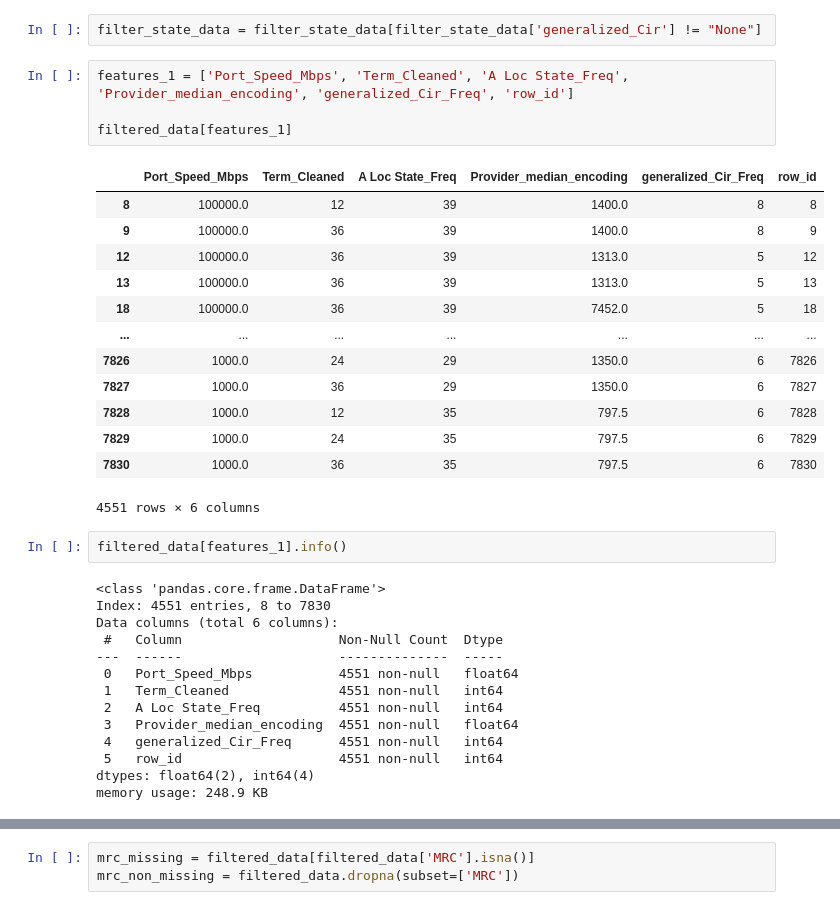
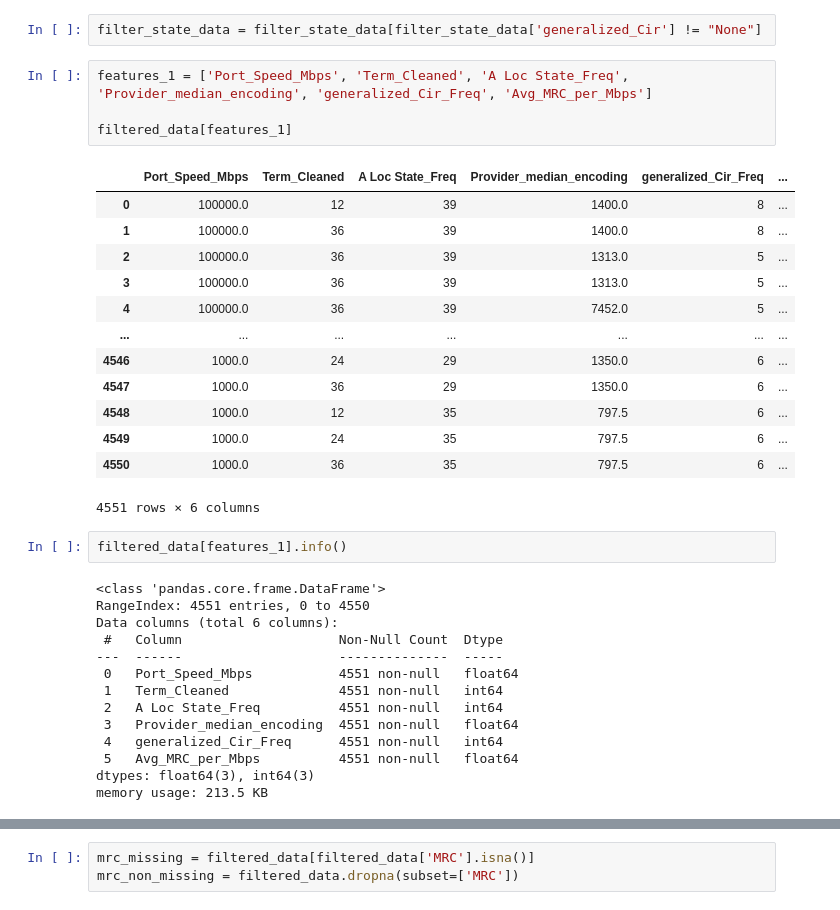
Before and after one commit to Fender2003/AP, a Jupyter notebook: first_analysis.ipynb, the cells around one changed output, grey strips where cells are left out. Drawn from its saved outputs; the diff is of its cells as text.

```diff
--- a/first_analysis.ipynb
+++ b/first_analysis.ipynb
@@ -848,28 +775,28 @@ len(filtered_data['Avg_MRC_per_Mbps'].unique())
 # %%
 filter_state_data = filter_state_data[filter_state_data['generalized_Cir'] != "None"]
 # %%
-features_1 = ['Port_Speed_Mbps', 'Term_Cleaned', 'A Loc State_Freq', 'Provider_median_encoding', 'generalized_Cir_Freq', 'row_id']
+features_1 = ['Port_Speed_Mbps', 'Term_Cleaned', 'A Loc State_Freq', 'Provider_median_encoding', 'generalized_Cir_Freq', 'Avg_MRC_per_Mbps']
 
 filtered_data[features_1]
 # %% [output]
-|  | Port_Speed_Mbps | Term_Cleaned | A Loc State_Freq | Provider_median_encoding | generalized_Cir_Freq | row_id |
-| 8 | 100000.0 | 12 | 39 | 1400.0 | 8 | 8 |
-| 9 | 100000.0 | 36 | 39 | 1400.0 | 8 | 9 |
-| 12 | 100000.0 | 36 | 39 | 1313.0 | 5 | 12 |
-| 13 | 100000.0 | 36 | 39 | 1313.0 | 5 | 13 |
-| 18 | 100000.0 | 36 | 39 | 7452.0 | 5 | 18 |
+|  | Port_Speed_Mbps | Term_Cleaned | A Loc State_Freq | Provider_median_encoding | generalized_Cir_Freq | ... |
+| 0 | 100000.0 | 12 | 39 | 1400.0 | 8 | ... |
+| 1 | 100000.0 | 36 | 39 | 1400.0 | 8 | ... |
+| 2 | 100000.0 | 36 | 39 | 1313.0 | 5 | ... |
+| 3 | 100000.0 | 36 | 39 | 1313.0 | 5 | ... |
+| 4 | 100000.0 | 36 | 39 | 7452.0 | 5 | ... |
 | ... | ... | ... | ... | ... | ... | ... |
-| 7826 | 1000.0 | 24 | 29 | 1350.0 | 6 | 7826 |
-| 7827 | 1000.0 | 36 | 29 | 1350.0 | 6 | 7827 |
-| 7828 | 1000.0 | 12 | 35 | 797.5 | 6 | 7828 |
-| 7829 | 1000.0 | 24 | 35 | 797.5 | 6 | 7829 |
-| 7830 | 1000.0 | 36 | 35 | 797.5 | 6 | 7830 |
+| 4546 | 1000.0 | 24 | 29 | 1350.0 | 6 | ... |
+| 4547 | 1000.0 | 36 | 29 | 1350.0 | 6 | ... |
+| 4548 | 1000.0 | 12 | 35 | 797.5 | 6 | ... |
+| 4549 | 1000.0 | 24 | 35 | 797.5 | 6 | ... |
+| 4550 | 1000.0 | 36 | 35 | 797.5 | 6 | ... |
 4551 rows × 6 columns
 # %%
 filtered_data[features_1].info()
 # %% [output]
 <class 'pandas.core.frame.DataFrame'>
-Index: 4551 entries, 8 to 7830
+RangeIndex: 4551 entries, 0 to 4550
 Data columns (total 6 columns):
  #   Column                    Non-Null Count  Dtype
 ---  ------                    --------------  -----
@@ -878,9 +805,9 @@ Data columns (total 6 columns):
  2   A Loc State_Freq          4551 non-null   int64
  3   Provider_median_encoding  4551 non-null   float64
  4   generalized_Cir_Freq      4551 non-null   int64
- 5   row_id                    4551 non-null   int64
-dtypes: float64(2), int64(4)
-memory usage: 248.9 KB
+ 5   Avg_MRC_per_Mbps          4551 non-null   float64
+dtypes: float64(3), int64(3)
+memory usage: 213.5 KB
 # %%
 common_non_null_count = filtered_data[(filtered_data['MRC'].notna()) &
                                       (filtered_data['generalized_Cir_Freq'].notna())]
```
Also changed, not shown: parts of 34 cells of this notebook, 2 other files.
